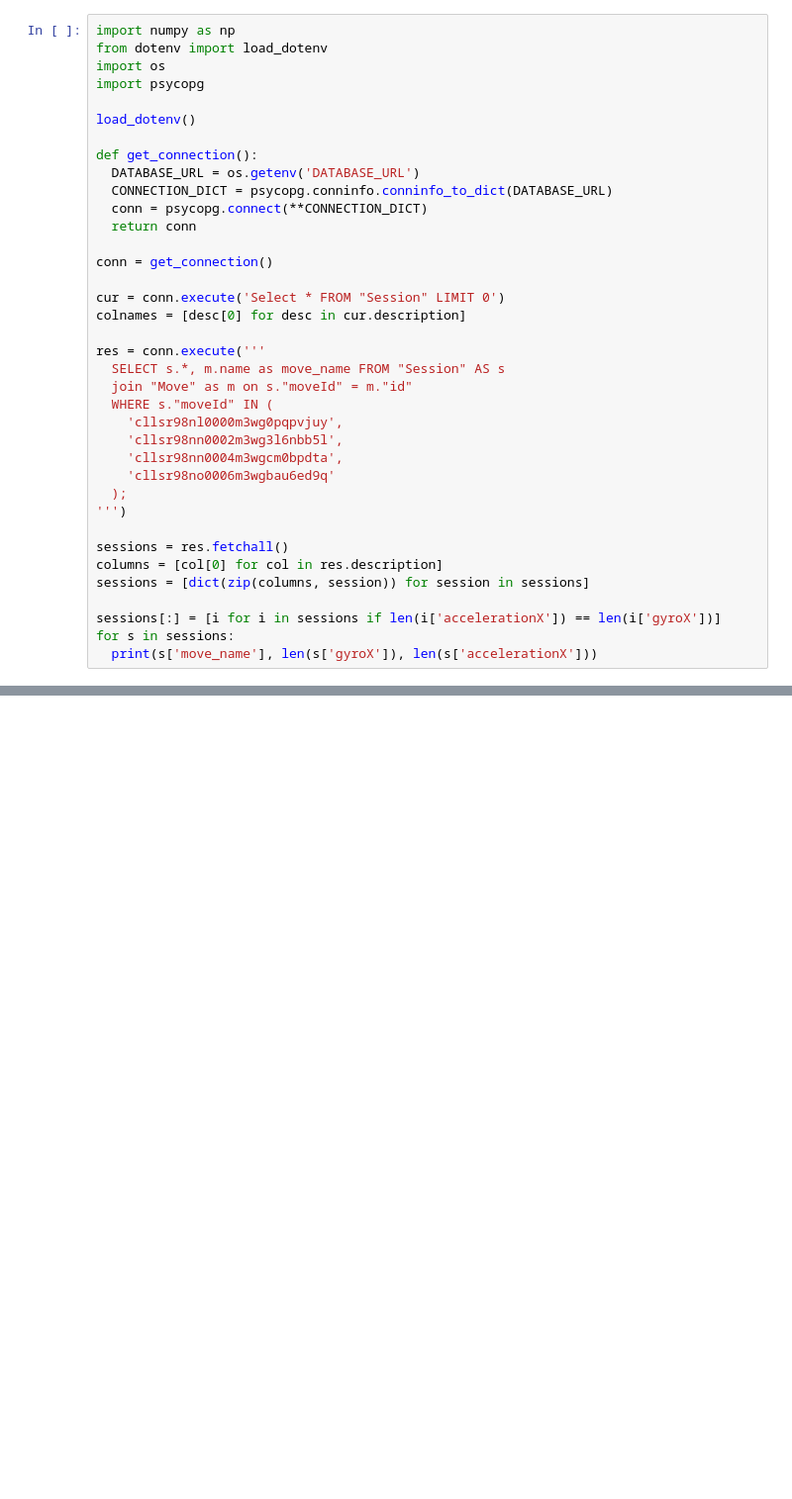
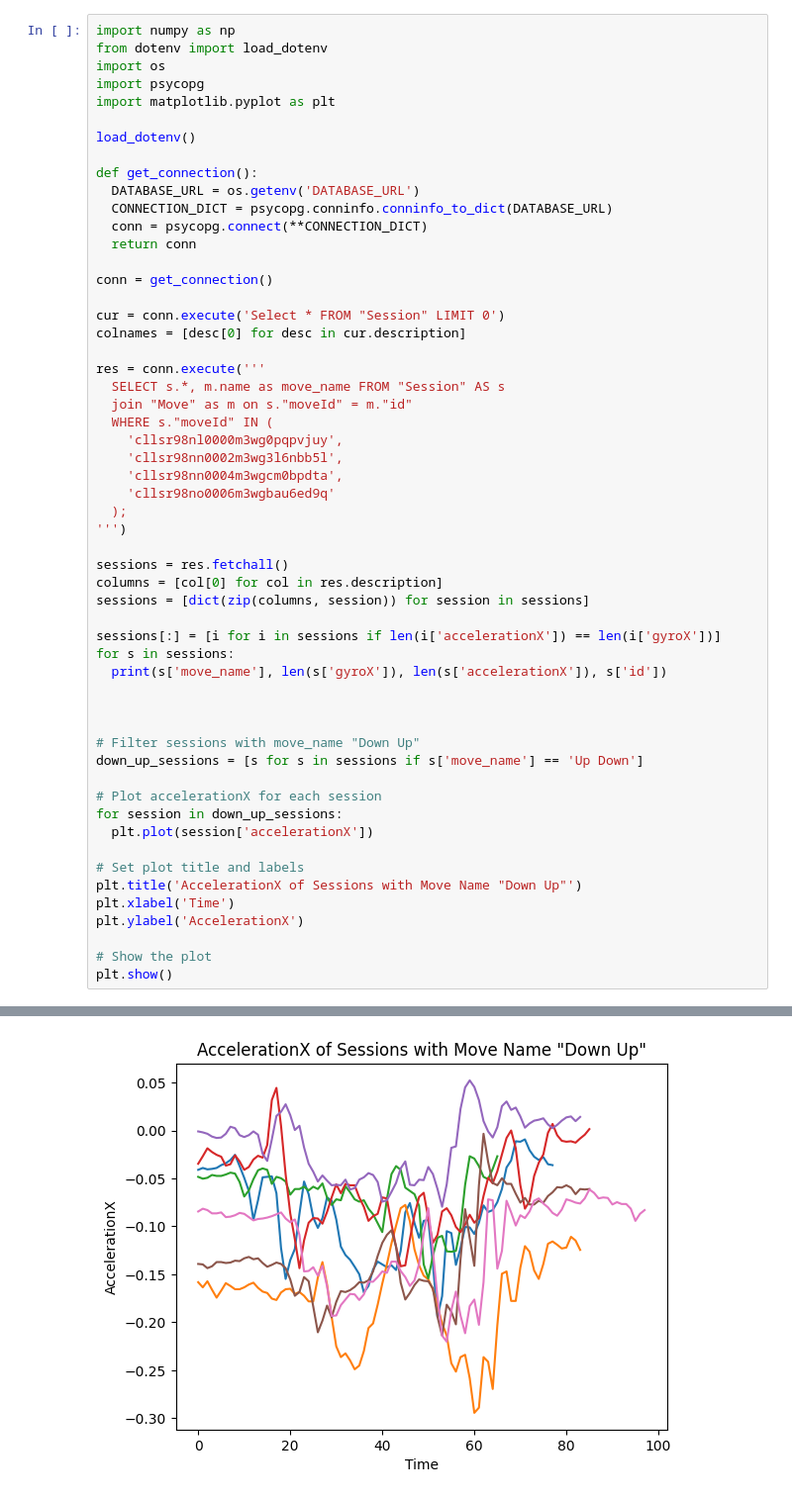
Before and after one commit to shoopapa/ai-gear, a Jupyter notebook: apps/ml/ml.ipynb, the cells around one changed output, grey strips where cells are left out. Shown at 99% size. Saved outputs shown, nothing was run; the diff lists cells and outputs as text; blank space fills up the shorter version.

```diff
--- a/apps/ml/ml.ipynb
+++ b/apps/ml/ml.ipynb
@@ -3,6 +3,7 @@ import numpy as np
 from dotenv import load_dotenv
 import os
 import psycopg
+import matplotlib.pyplot as plt
 
 load_dotenv()
 
@@ -34,5 +35,22 @@ sessions = [dict(zip(columns, session)) for session in sessions]
 
 sessions[:] = [i for i in sessions if len(i['accelerationX']) == len(i['gyroX'])]
 for s in sessions:
-  print(s['move_name'], len(s['gyroX']), len(s['accelerationX']))
+  print(s['move_name'], len(s['gyroX']), len(s['accelerationX']), s['id'])
+
+
+
+# Filter sessions with move_name "Down Up"
+down_up_sessions = [s for s in sessions if s['move_name'] == 'Up Down']
+
+# Plot accelerationX for each session
+for session in down_up_sessions:
+  plt.plot(session['accelerationX'])
+
+# Set plot title and labels
+plt.title('AccelerationX of Sessions with Move Name "Down Up"')
+plt.xlabel('Time')
+plt.ylabel('AccelerationX')
+
+# Show the plot
+plt.show()
 # %% [output]
@@ -56,3 +74,4 @@ Up Down 167 167
+[figure, added]
 # %%
 import pandas
 
```
Also changed, not shown: parts of 6 cells of this notebook, 11 other files.
